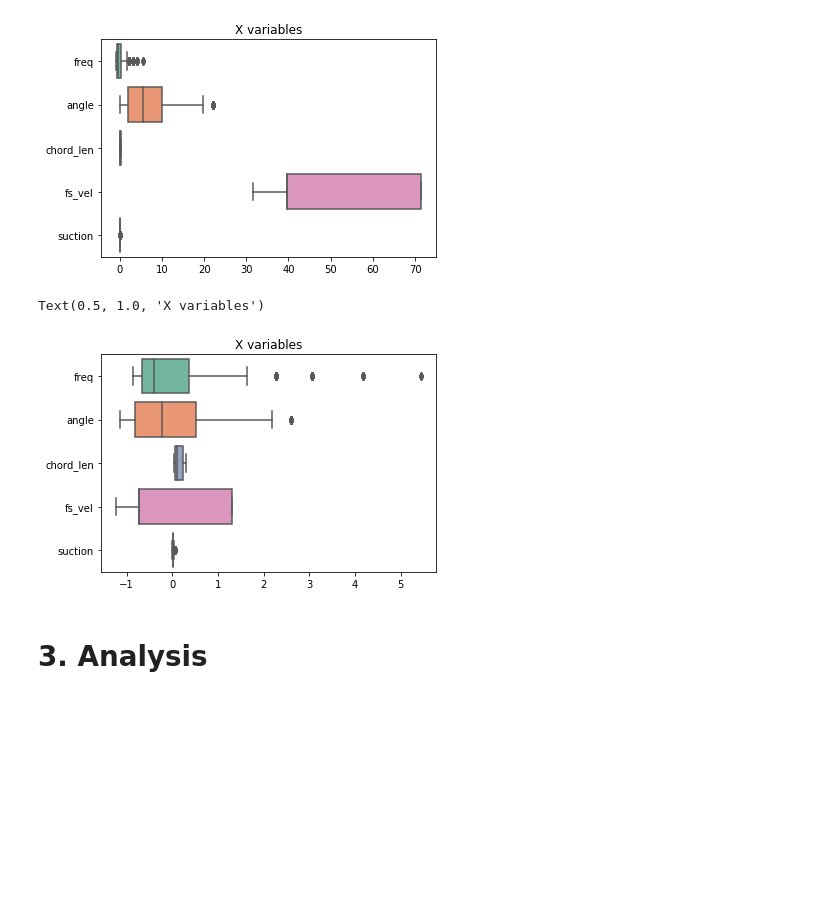
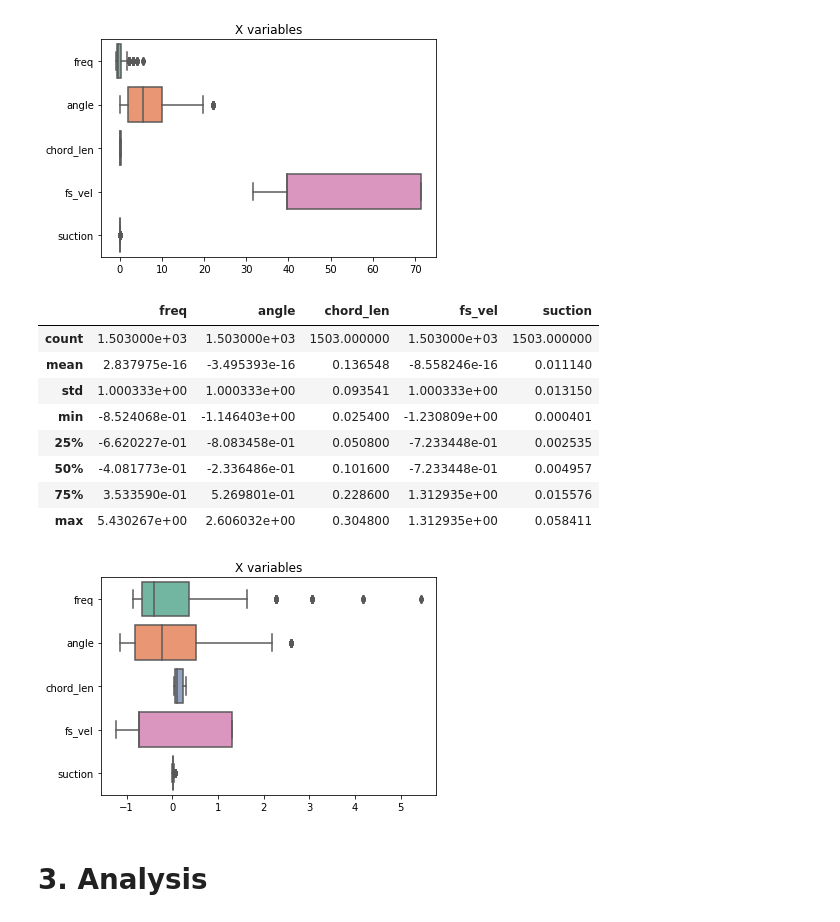
Before and after one commit to cleysonl/Ce888Assignment, a Jupyter notebook: 1.Airfoil/Airfoil_Analysis.ipynb, the cells around one changed output. Drawn from its saved outputs; the diff is of its cells as text; code cells hidden in the pictures; blank space fills up the shorter version.

```diff
--- a/1.Airfoil/Airfoil_Analysis.ipynb
+++ b/1.Airfoil/Airfoil_Analysis.ipynb
@@ -117,8 +118,17 @@ X[['angle','fs_vel']]= scaler.fit_transform(X[['angle','fs_vel']])
 # %%
 ax = sns.boxplot(data=X, orient="h", palette="Set2")
 ax.set_title('X variables')
+X.describe()
 # %% [output]
-Text(0.5, 1.0, 'X variables')
+|  | freq | angle | chord_len | fs_vel | suction |
+| count | 1.503000e+03 | 1.503000e+03 | 1503.000000 | 1.503000e+03 | 1503.000000 |
+| mean | 2.837975e-16 | -3.495393e-16 | 0.136548 | -8.558246e-16 | 0.011140 |
+| std | 1.000333e+00 | 1.000333e+00 | 0.093541 | 1.000333e+00 | 0.013150 |
+| min | -8.524068e-01 | -1.146403e+00 | 0.025400 | -1.230809e+00 | 0.000401 |
+| 25% | -6.620227e-01 | -8.083458e-01 | 0.050800 | -7.233448e-01 | 0.002535 |
+| 50% | -4.081773e-01 | -2.336486e-01 | 0.101600 | -7.233448e-01 | 0.004957 |
+| 75% | 3.533590e-01 | 5.269801e-01 | 0.228600 | 1.312935e+00 | 0.015576 |
+| max | 5.430267e+00 | 2.606032e+00 | 0.304800 | 1.312935e+00 | 0.058411 |
 [figure]
 # %% [markdown]
 # 3. Analysis
```
Also changed, not shown: parts of 7 cells of this notebook, 2 other files.
